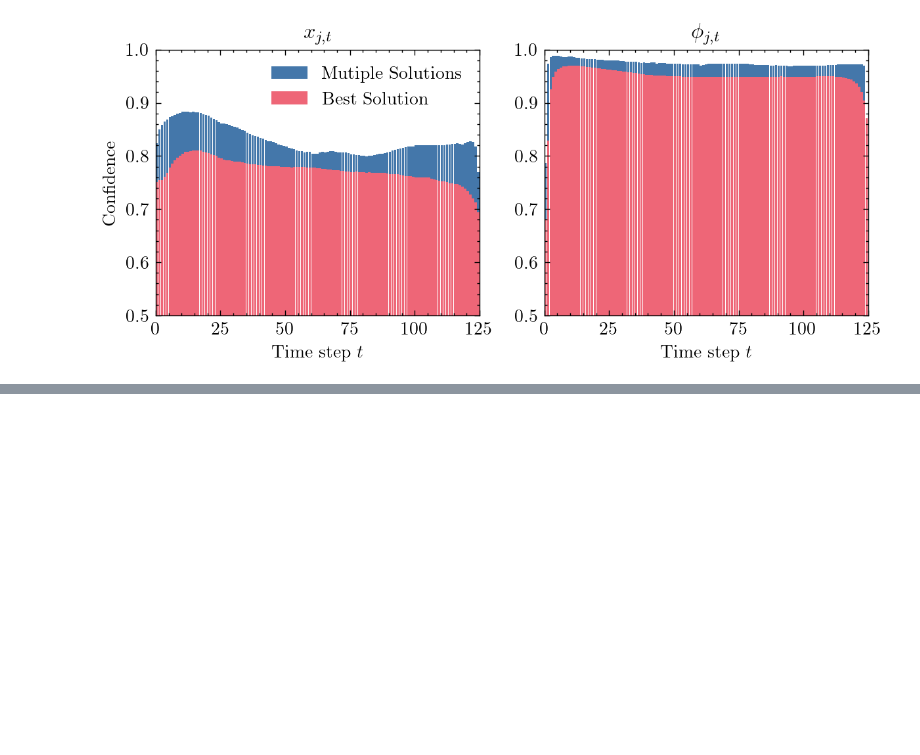
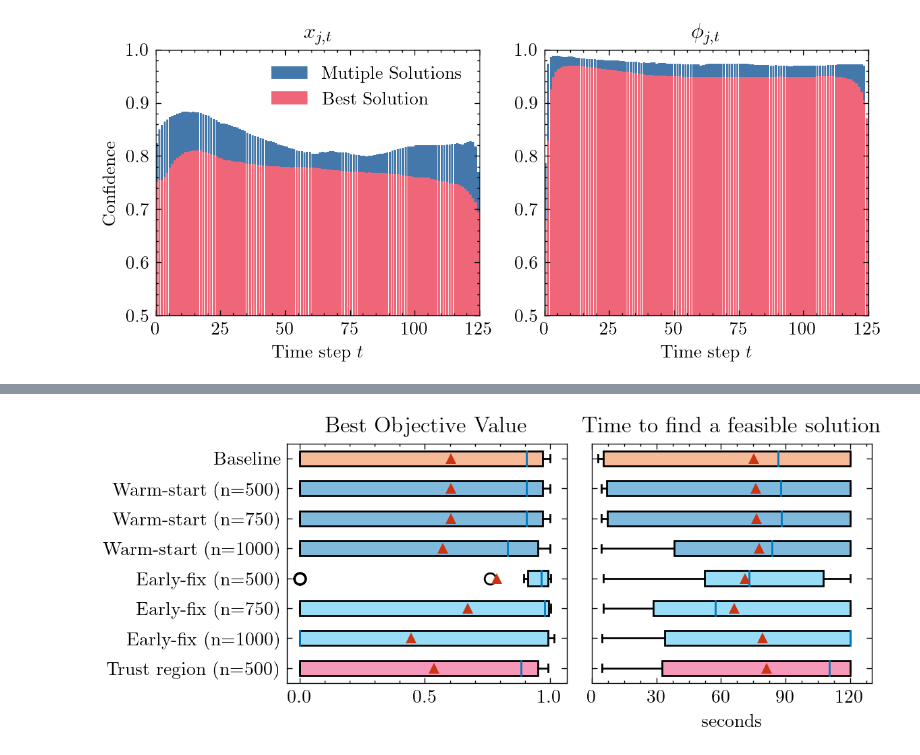
Before and after one commit to gos-ufsc/sat-gnn, a Jupyter notebook: notebooks/6.0-bmp-paper.plots.ipynb, the cells around one changed output, grey strips where cells are left out. Drawn from its saved outputs; the diff is of its cells as text; code cells hidden in the pictures; blank space fills up the shorter version.

Commit message:
plot opt and time given n fixed

```diff
--- a/notebooks/6.0-bmp-paper.plots.ipynb
+++ b/notebooks/6.0-bmp-paper.plots.ipynb
@@ -15,14 +15,16 @@ import json
 import scienceplots
 import wandb
 import pickle
+from matplotlib.colors import to_rgba
 
 
 from src.problem import Instance
+from src.utils import load_all_results
 
 import os
 os.environ["PATH"] += os.pathsep + '/home/bruno/texlive/2023/bin/x86_64-linux/'
 
-plt.style.use(['science','bright'])
+plt.style.use(['science','vibrant'])
 plt.rcParams['figure.dpi'] = 200
 plt.rcParams['savefig.dpi'] = 300
 
@@ -288,0 +299,6 @@ fig.show()
+# %%
+T = 125
+TIME_BUDGET = 120
+
+number_of_fixed_variables = [500, 750, 1000, 1250, 1500, 1750, 2000]
+trustregion_deltas = [0.001, 0.01]
@@ -288,0 +346,42 @@ fig.show()
+# %%
+fig, axs = plt.subplots(1, 2)
+fig.set_size_inches(6, 2.625)
+
+# labels = df.sort_values(by=['heuristic', 'n'])['label'].unique()[::-1]
+
+def make_boxplot(col, ax):
+    values = {l: df[df['label'] == l][col].values
+              for l in df['label'].unique()[::-1]}
+
+    colors = plt.rcParams['axes.prop_cycle'].by_key()['color']
+    bar_colors = np.array([colors[0],] * len(values.keys()))
+    bar_colors[[('Warm-start' in l) for l in values.keys()]] = colors[1]
+    bar_colors[[('Early-fix' in l) for l in values.keys()]] = colors[2]
+    bar_colors[[('Trust region' in l) for l in values.keys()]] = colors[3]
+
+    bplot = ax.boxplot(values.values(), labels=values.keys(), showmeans=True,
+                       vert=False, patch_artist=True, meanprops={'markerfacecolor': colors[4],
+                                                                 'markeredgewidth': 0})
+
+    for patch, color in zip(bplot['boxes'], bar_colors):
+        c = to_rgba(color)
+        c = (*c[:3], 0.5)
+        patch.set_facecolor(c)
+
+    ax.tick_params(axis='y', which='minor', length=0)
+
+make_boxplot('relative_objective', axs[0])
+axs[0].set_title('Best Objective Value')
+
+make_boxplot('time_to_feasible', axs[1])
+
+axs[1].set_xlim(0,130)
+axs[1].set_xticks([0,30,60,90,120])
+axs[1].set_yticklabels([])
+axs[1].set_xlabel('seconds')
+axs[1].set_title('Time to find a feasible solution')
+
+fig.tight_layout()
+fig.show()
+# %% [output]
+[figure, added]
```
Also changed, not shown: parts of 9 cells of this notebook.
